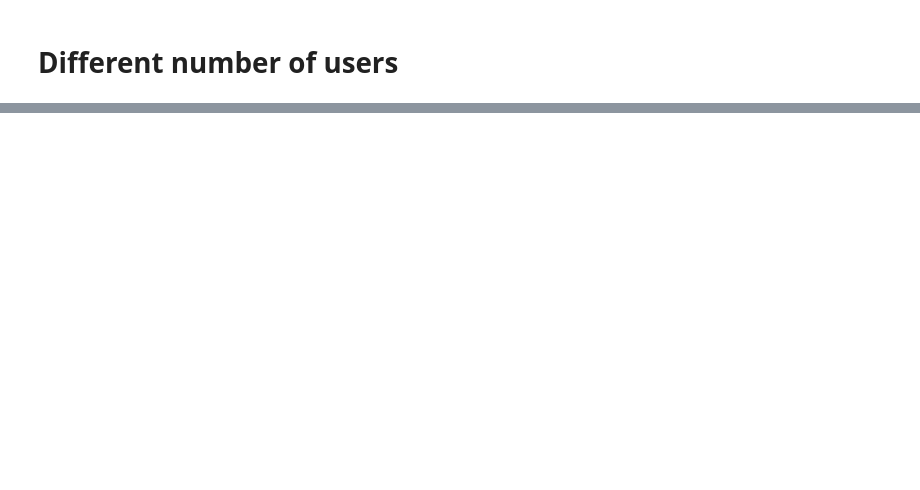
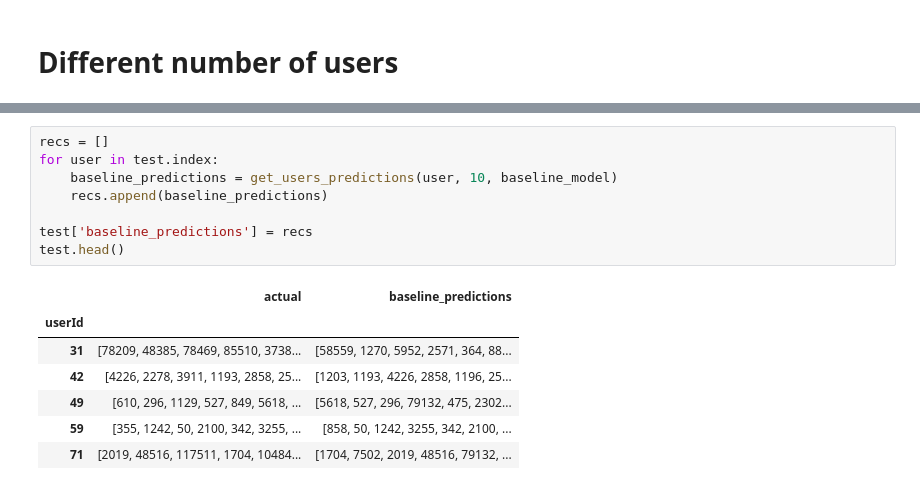
Before and after one commit to nding17/MovieRecommendation, a Jupyter notebook: EDA.ipynb, the cells around one changed output, grey strips where cells are left out. Drawn from its saved outputs; the diff is of its cells as text; blank space fills up the shorter version.

```diff
--- a/EDA.ipynb
+++ b/EDA.ipynb
@@ -214,0 +234,16 @@ runtime
+# %%
+recs = []
+for user in test.index:
+    baseline_predictions = get_users_predictions(user, 10, baseline_model)
+    recs.append(baseline_predictions)
+
+test['baseline_predictions'] = recs
+test.head()
+# %% [output]
+|  | actual | baseline_predictions |
+| userId |  |  |
+| 31 | [78209, 48385, 78469, 85510, 3738... | [58559, 1270, 5952, 2571, 364, 88... |
+| 42 | [4226, 2278, 3911, 1193, 2858, 25... | [1203, 1193, 4226, 2858, 1196, 25... |
+| 49 | [610, 296, 1129, 527, 849, 5618, ... | [5618, 527, 296, 79132, 475, 2302... |
+| 59 | [355, 1242, 50, 2100, 342, 3255, ... | [858, 50, 1242, 3255, 342, 2100, ... |
+| 71 | [2019, 48516, 117511, 1704, 10484... | [1704, 7502, 2019, 48516, 79132, ... |
```
Also changed, not shown: parts of 18 cells of this notebook, 2 other files.
